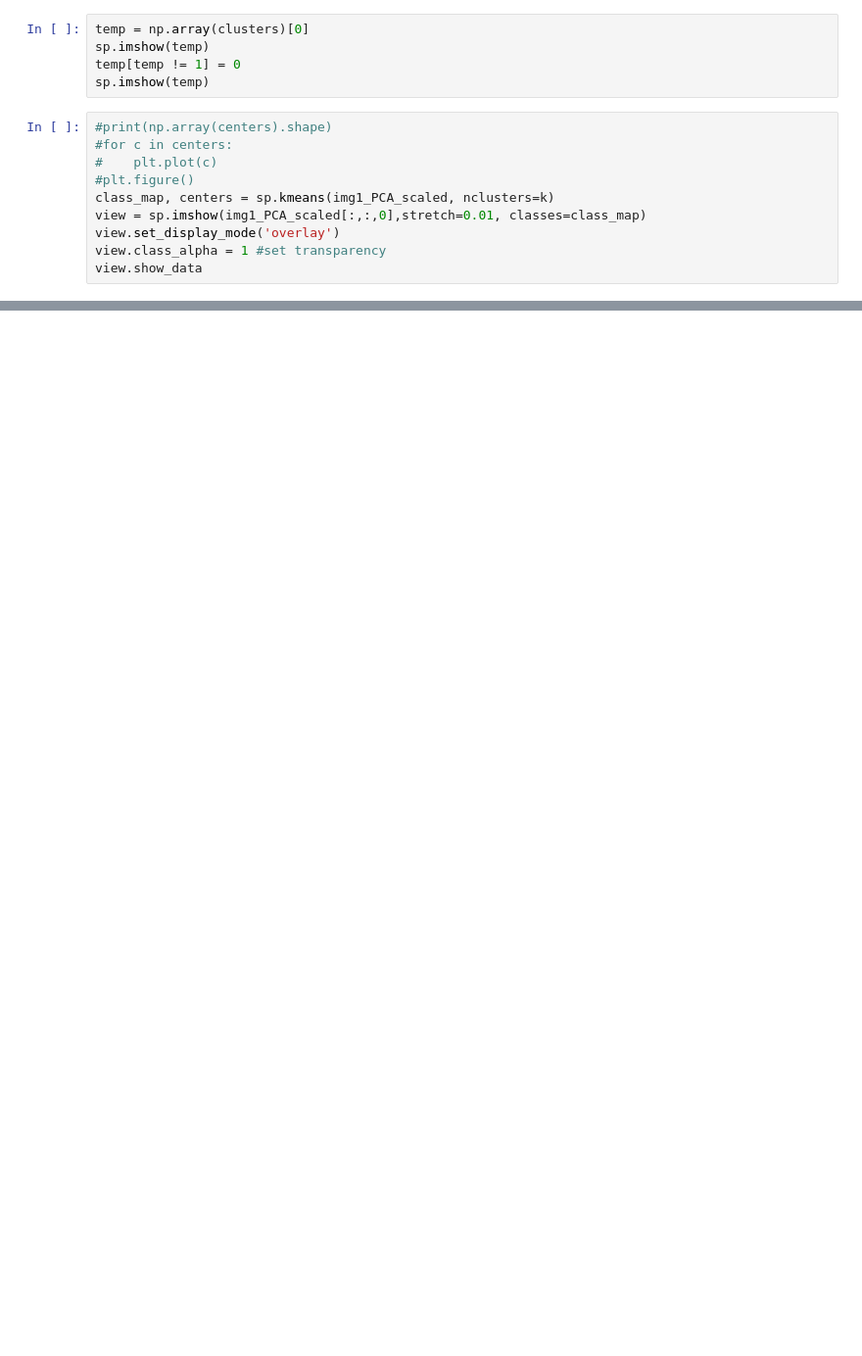
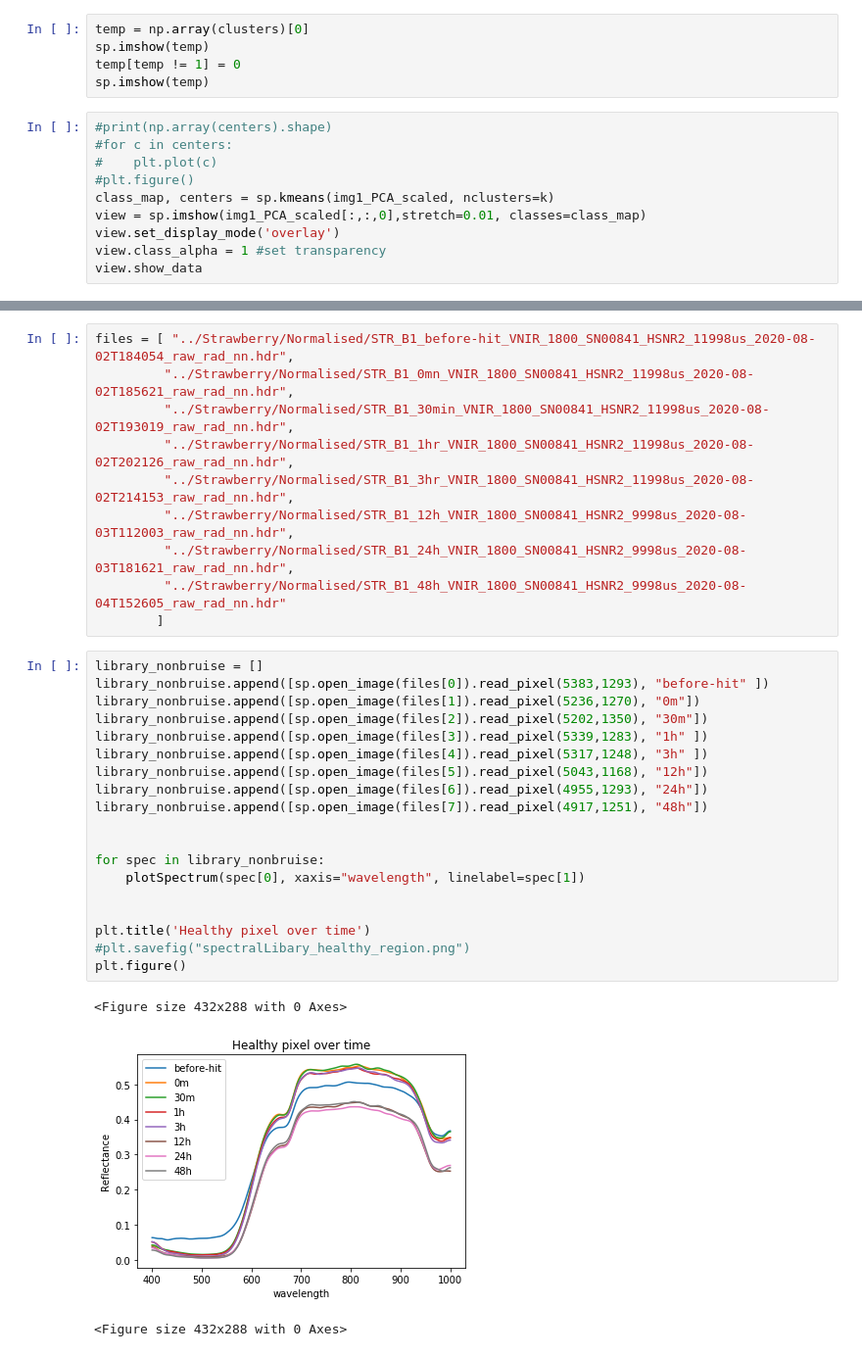
Before and after one commit to Kohmann/potato-classification, a Jupyter notebook: strawberry.ipynb, the cells around one changed output, grey strips where cells are left out. Shown at 98% size. Saved outputs shown, nothing was run; the diff lists cells and outputs as text; blank space fills up the shorter version.

```diff
--- a/strawberry.ipynb
+++ b/strawberry.ipynb
@@ -91,3 +90,36 @@ angles[angles > np.pi / 70] = 0
 
 plt.imshow(angles, cmap="gray")
 plt.figure()
+# %%
+files = [ "../Strawberry/Normalised/STR_B1_before-hit_VNIR_1800_SN00841_HSNR2_11998us_2020-08-02T184054_raw_rad_nn.hdr",
+         "../Strawberry/Normalised/STR_B1_0mn_VNIR_1800_SN00841_HSNR2_11998us_2020-08-02T185621_raw_rad_nn.hdr",
+         "../Strawberry/Normalised/STR_B1_30min_VNIR_1800_SN00841_HSNR2_11998us_2020-08-02T193019_raw_rad_nn.hdr",
+         "../Strawberry/Normalised/STR_B1_1hr_VNIR_1800_SN00841_HSNR2_11998us_2020-08-02T202126_raw_rad_nn.hdr",
+         "../Strawberry/Normalised/STR_B1_3hr_VNIR_1800_SN00841_HSNR2_11998us_2020-08-02T214153_raw_rad_nn.hdr",
+         "../Strawberry/Normalised/STR_B1_12h_VNIR_1800_SN00841_HSNR2_9998us_2020-08-03T112003_raw_rad_nn.hdr",
+         "../Strawberry/Normalised/STR_B1_24h_VNIR_1800_SN00841_HSNR2_9998us_2020-08-03T181621_raw_rad_nn.hdr",
+         "../Strawberry/Normalised/STR_B1_48h_VNIR_1800_SN00841_HSNR2_9998us_2020-08-04T152605_raw_rad_nn.hdr"
+        ]
+# %%
+library_nonbruise = []
+library_nonbruise.append([sp.open_image(files[0]).read_pixel(5383,1293), "before-hit" ])
+library_nonbruise.append([sp.open_image(files[1]).read_pixel(5236,1270), "0m"])
+library_nonbruise.append([sp.open_image(files[2]).read_pixel(5202,1350), "30m"])
+library_nonbruise.append([sp.open_image(files[3]).read_pixel(5339,1283), "1h" ])
+library_nonbruise.append([sp.open_image(files[4]).read_pixel(5317,1248), "3h" ])
+library_nonbruise.append([sp.open_image(files[5]).read_pixel(5043,1168), "12h"])
+library_nonbruise.append([sp.open_image(files[6]).read_pixel(4955,1293), "24h"])
+library_nonbruise.append([sp.open_image(files[7]).read_pixel(4917,1251), "48h"])
+
+
+for spec in library_nonbruise:
+    plotSpectrum(spec[0], xaxis="wavelength", linelabel=spec[1])
+
+
+plt.title('Healthy pixel over time')
+#plt.savefig("spectralLibary_healthy_region.png")
+plt.figure()
+# %% [output]
+<Figure size 432x288 with 0 Axes>
+[figure, added]
+<Figure size 432x288 with 0 Axes>
```
Also changed, not shown: parts of 4 cells of this notebook, 2 other files.
